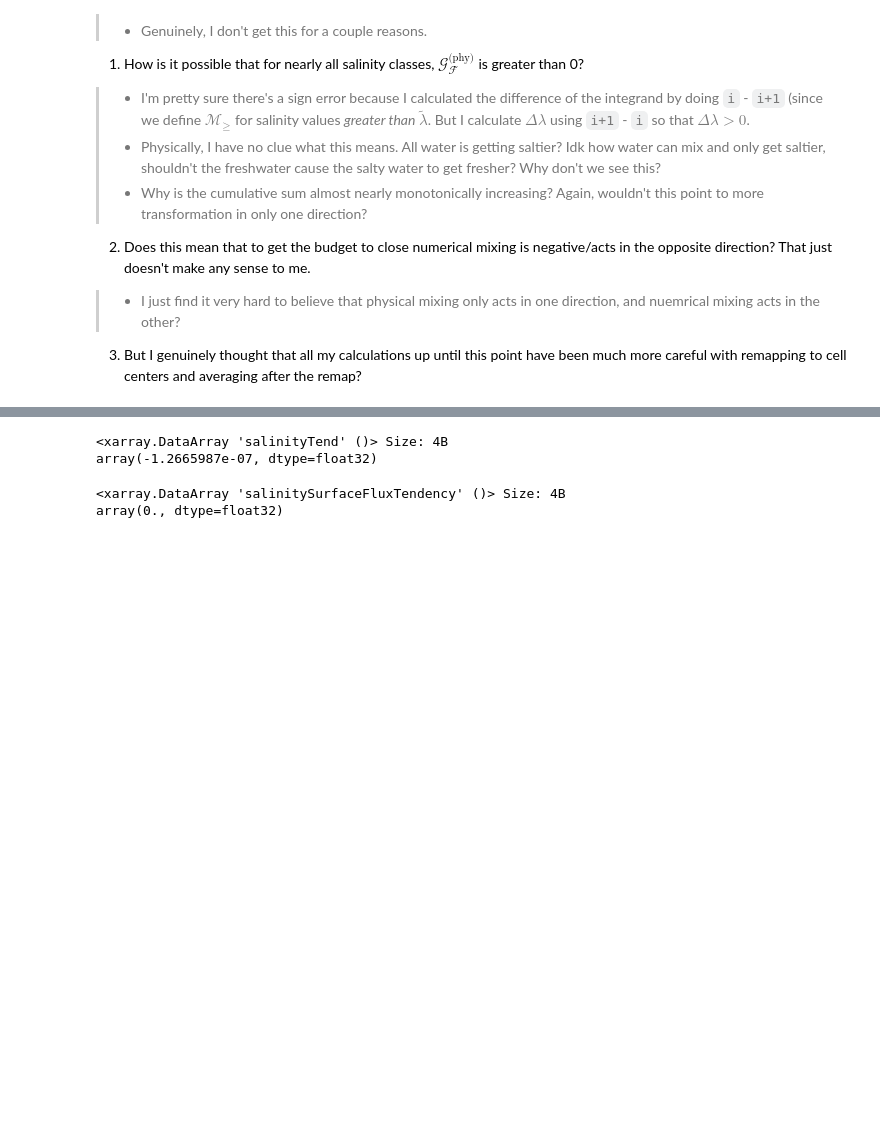
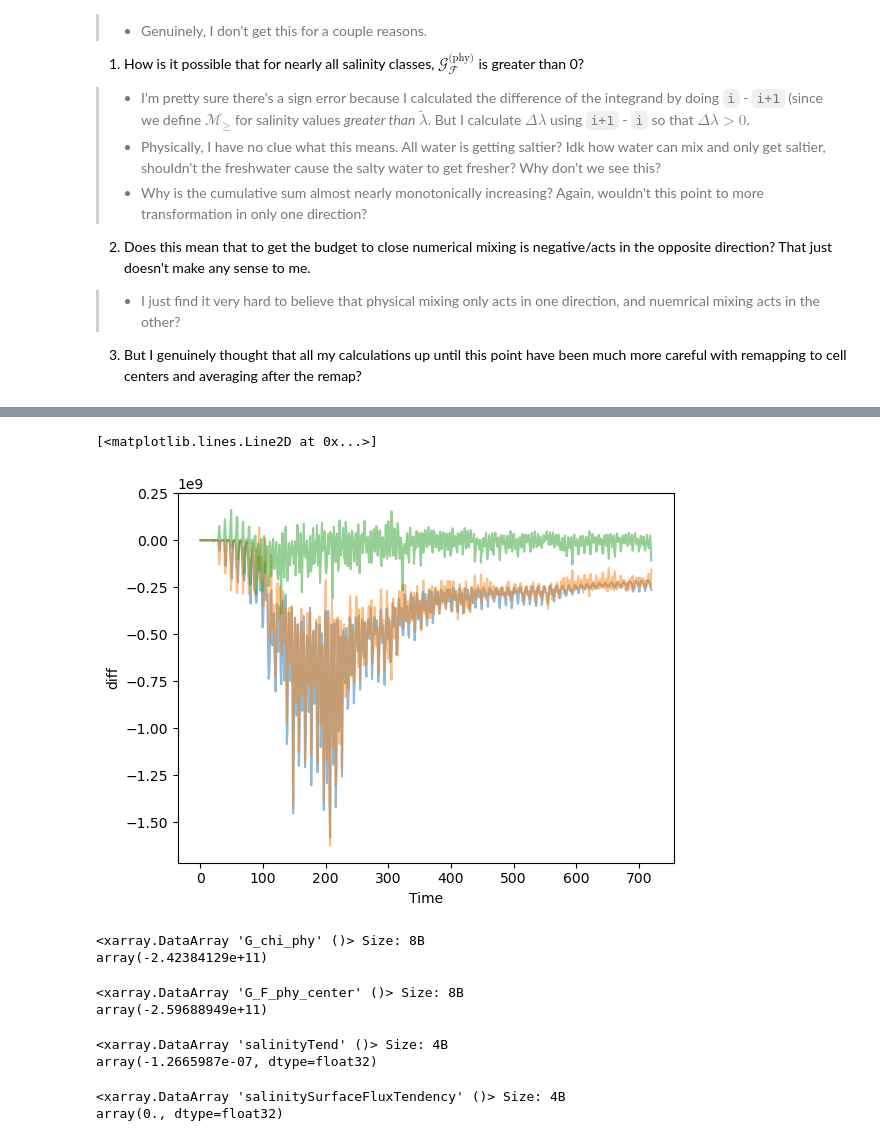
Before and after one commit to kailauyeda/WMT_DVD, a Jupyter notebook: bichan/analysis/preliminary_analysis.ipynb, the cells around one changed output, grey strips where cells are left out. Cells and saved outputs as stored; diff of their text form; code cells hidden in the pictures; blank space fills up the shorter version.

```diff
--- a/bichan/analysis/preliminary_analysis.ipynb
+++ b/bichan/analysis/preliminary_analysis.ipynb
@@ -254,7 +254,7 @@ def calculate_G_F_phy(rho_0, mesh, ds_output, target_coord_spacing = 1):
     lower_bound = ds_output.salinity_P1.min() - 2
     upper_bound = ds_output.salinity_P1.max() + 2
     target_coords_P1 = np.arange(lower_bound,upper_bound,target_coord_spacing)
-    dlambda = target_coords_P1[1] - target_coords_P1[0]
+    dlambda = target_coords_P1[0] - target_coords_P1[1] # dlambda < 0 because we are taking i - i+1
 
     # transform integrand (currently sitting on center nVertLevels) to salinity_P1 coordinates
     ds_output_salinity_mix_tendencyZ_transformed = grid_nVertLevels.transform(ds_output.integrand, # data we want to transform (on cell centers)
@@ -624,3 +719,20 @@ fig.suptitle(r'Comparison of $\mathcal{G}^{\text{(phy)}}$ at ' + str(ds_output.x
+# %%
+G_phy_comp_ds.G_F_phy_center.sum(dim=['nCells','salinity']).plot(alpha=0.5)
+G_phy_comp_ds.G_chi_phy.sum(dim=['nCells','salinity']).plot(alpha=0.5)
+G_phy_comp_ds['diff'].sum(dim=['nCells','salinity']).plot(alpha=0.5)
+# %% [output]
+[<matplotlib.lines.Line2D at 0x...>]
+[figure, added]
+# %%
+G_phy_comp_ds.G_chi_phy.sum()
+# %% [output]
+<xarray.DataArray 'G_chi_phy' ()> Size: 8B
+array(-2.42384129e+11)
+# %%
+G_phy_comp_ds.G_F_phy_center.sum()
+# %% [output]
+<xarray.DataArray 'G_F_phy_center' ()> Size: 8B
+array(-2.59688949e+11)
 # %%
 ds_output.salinityTend.sum()
 # %% [output]
```
Also changed, not shown: parts of 12 cells of this notebook.
